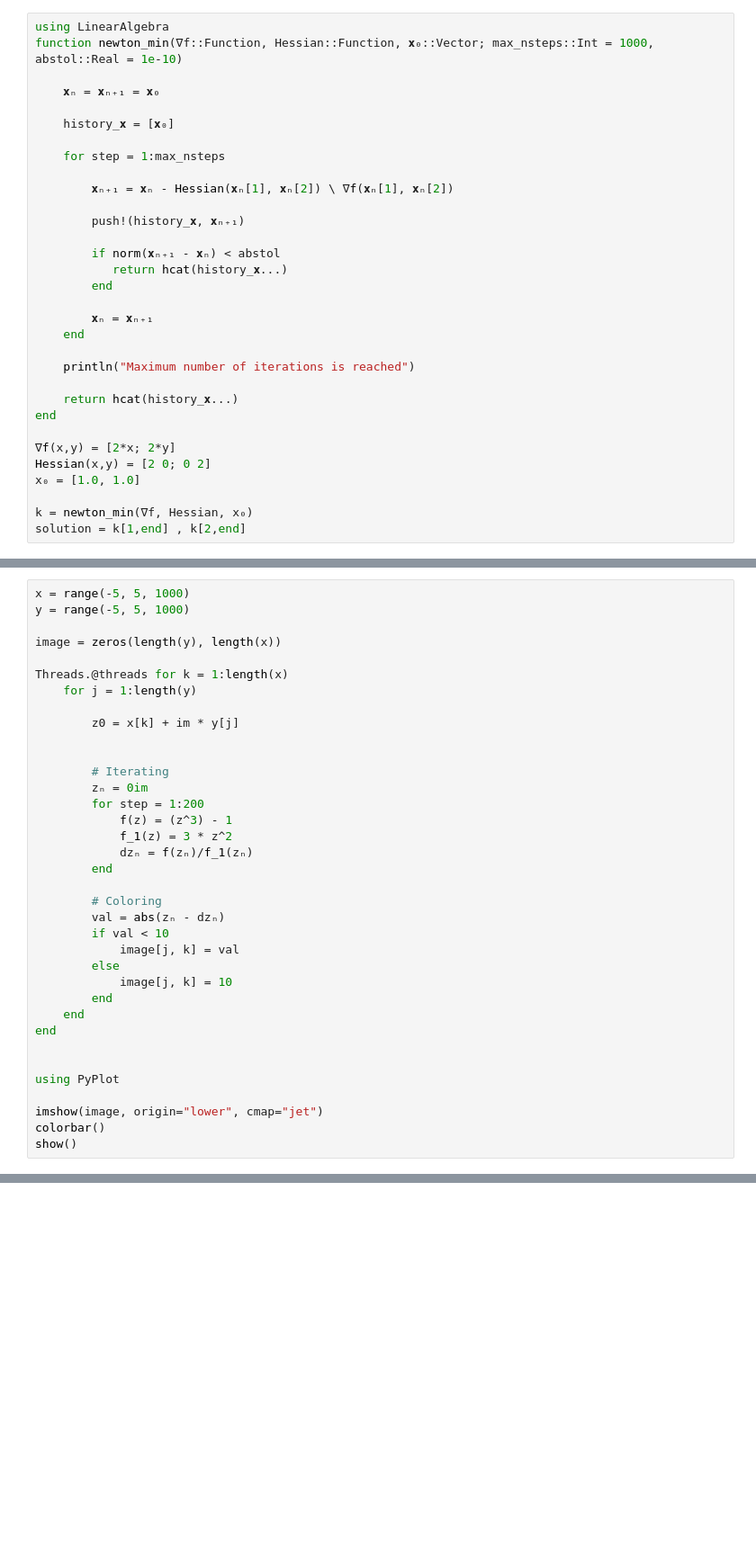
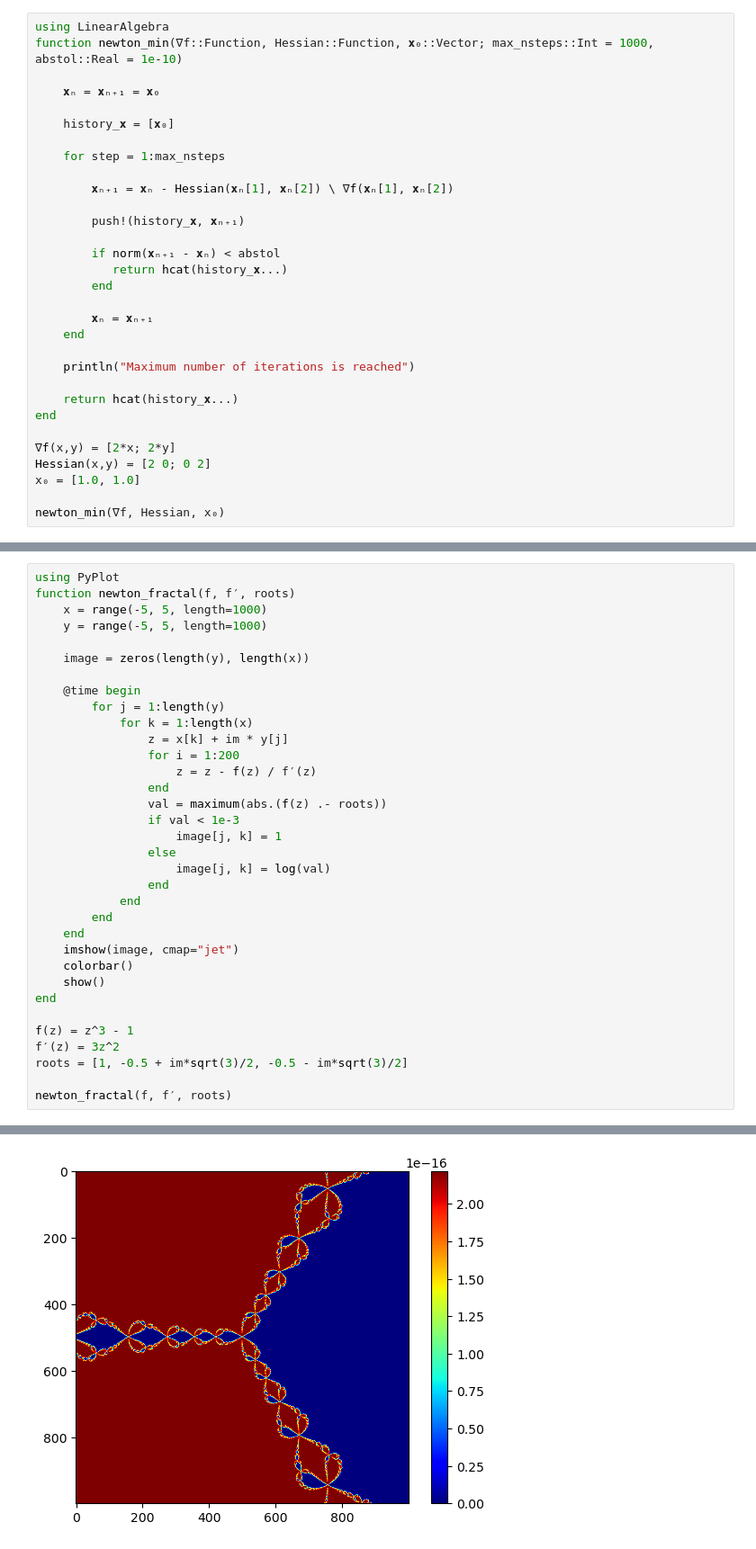
Before and after one commit to tkeegan12/Course_Computational_Physics_and_Engineering, a Jupyter notebook: Homework5.ipynb, the cells around one changed output, grey strips where cells are left out. Shown at 90% size. Saved outputs shown, nothing was run; the diff lists cells and outputs as text; blank space fills up the shorter version.

```diff
--- a/Homework5.ipynb
+++ b/Homework5.ipynb
@@ -81,6 +81,5 @@ end
 Hessian(x,y) = [2 0; 0 2]
 x₀ = [1.0, 1.0]
 
-k = newton_min(∇f, Hessian, x₀)
-solution = k[1,end] , k[2,end]
+newton_min(∇f, Hessian, x₀)
 # %% [output]
@@ -105,39 +106,37 @@ By adapting the in-class code drawing the Mandelbrot set, visualize the Newton f
 
 Hint: The resulting image should look like [this](https://en.wikipedia.org/wiki/Newton_fractal#/media/File:Newtroot_1_0_0_m1.png).
 # %%
-x = range(-5, 5, 1000)
-y = range(-5, 5, 1000)
+using PyPlot
+function newton_fractal(f, f′, roots)
+    x = range(-5, 5, length=1000)
+    y = range(-5, 5, length=1000)
 
-image = zeros(length(y), length(x))
+    image = zeros(length(y), length(x))
 
-Threads.@threads for k = 1:length(x)
-    for j = 1:length(y)
-
-        z0 = x[k] + im * y[j]
-
-
-        # Iterating
-        zₙ = 0im
-        for step = 1:200
-            f(z) = (z^3) - 1
-            f_1(z) = 3 * z^2
-            dzₙ = f(zₙ)/f_1(zₙ)
-        end
-
-        # Coloring
-        val = abs(zₙ - dzₙ)
-        if val < 10
-            image[j, k] = val
-        else
-            image[j, k] = 10
+    @time begin
+        for j = 1:length(y)
+            for k = 1:length(x)
+                z = x[k] + im * y[j]
+                for i = 1:200
+                    z = z - f(z) / f′(z)
+                end
+                val = maximum(abs.(f(z) .- roots))
+                if val < 1e-3
+                    image[j, k] = 1
+                else
+                    image[j, k] = log(val)
+                end
+            end
         end
     end
+    imshow(image, cmap="jet")
+    colorbar()
+    show()
 end
 
+f(z) = z^3 - 1
+f′(z) = 3z^2
+roots = [1, -0.5 + im*sqrt(3)/2, -0.5 - im*sqrt(3)/2]
 
-using PyPlot
-
-imshow(image, origin="lower", cmap="jet")
-colorbar()
-show()
+newton_fractal(f, f′, roots)
 # %% [output]
@@ -147,0 +144 @@ LoadError: TaskFailedException
+[figure, added]
```
Also changed, not shown: parts of 4 cells of this notebook.
